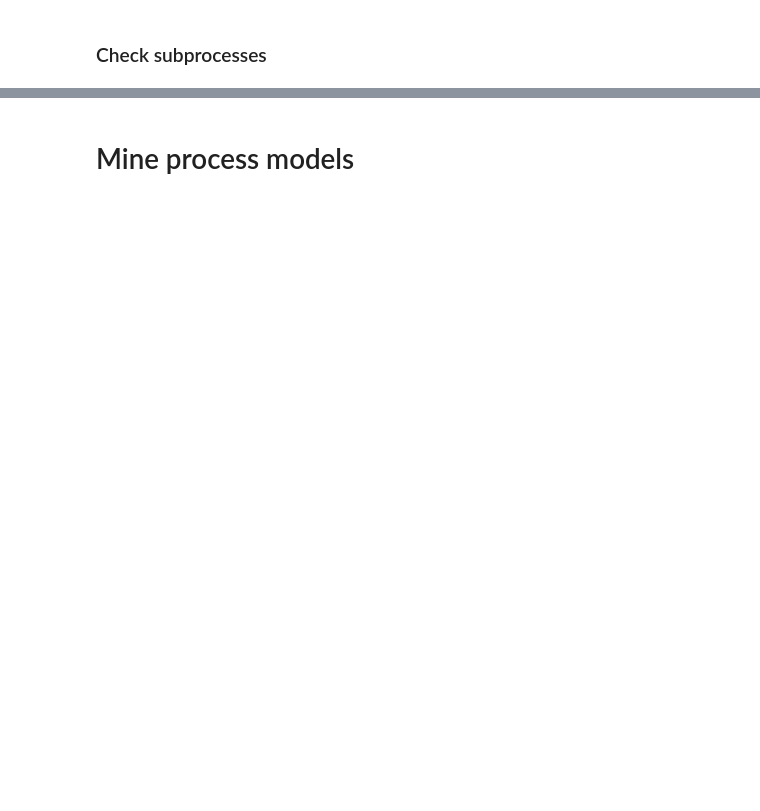
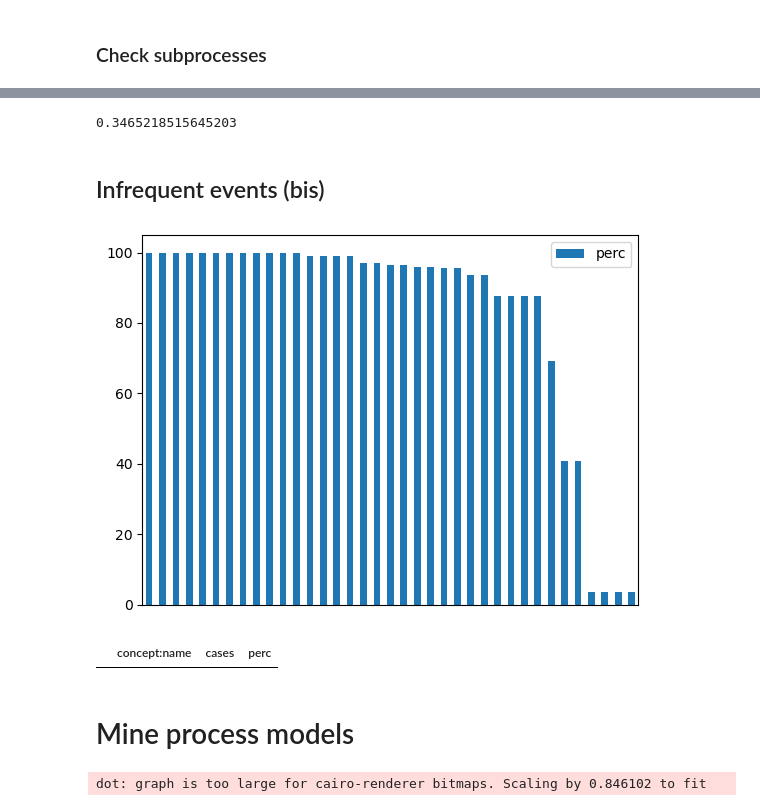
Before and after one commit to ProcessMining-uOttawa/ircc, a Jupyter notebook: ircc-lifecycles-new.ipynb, the cells around one changed output, grey strips where cells are left out. Drawn from its saved outputs; the diff is of its cells as text; code cells hidden in the pictures; blank space fills up the shorter version.

```diff
--- a/ircc-lifecycles-new.ipynb
+++ b/ircc-lifecycles-new.ipynb
@@ -548,2 +663,22 @@ for path in paths:
+# %%
+singleton_vars = var_stats[var_stats['cov_amt']==1]
+
+# ooph, a lot of traces here ...
+singleton_vars['cov_amt'].sum() / var_stats['cov_amt'].sum()
+# %% [output]
+0.3465218515645203
+# %% [markdown]
+## Infrequent events (bis)
+# %%
+log = pd.read_csv("data/combined_event_log-abstracted2-time1m.csv")
+
+from log_stats import count_cases_per_event
+activ_cases_counts = count_cases_per_event('concept:name', 'case:concept:name', log).reset_index()
+# %% [output]
+[figure, added]
+# %%
+activ_cases_counts[activ_cases_counts['perc']<1]
+# %% [output]
+|  | concept:name | cases | perc |
 # %% [markdown]
 # Mine process models
@@ -550,3 +689,14 @@ for path in paths:
+# %%
+# ad-hoc mining & converting
+
+log = get_log("data/combined_event_log-abstracted2-time1m.csv")
+
+# mine_heur(log, ProcAnn.FREQ, "graphs/combined_event_log-abstracted2-time1m")
+# mine_induct(log, convert_to='petri_net', output_path="graphs/combined_event_log-abstracted2-time1m-pn")
+
+# xes_export.apply(log, "data/combined_event_log-abstracted2-time1m.xes")
+# %% [output]
+dot: graph is too large for cairo-renderer bitmaps. Scaling by 0.846102 to fit
 # %%
 import shutil
 
```
Also changed, not shown: parts of 65 cells of this notebook, 9 other files.
